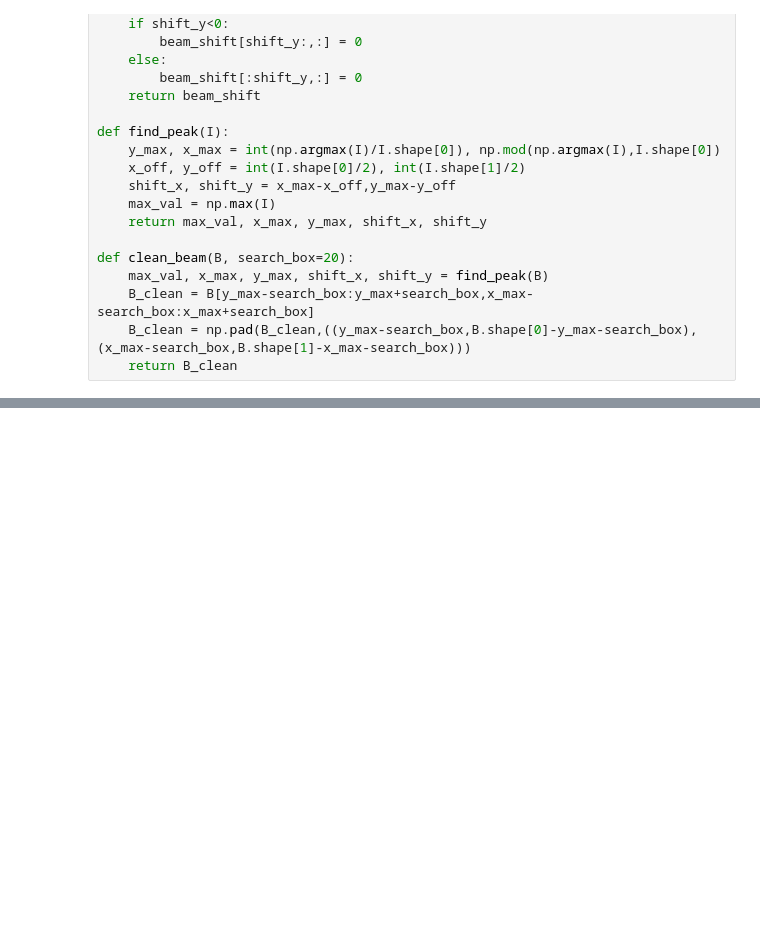
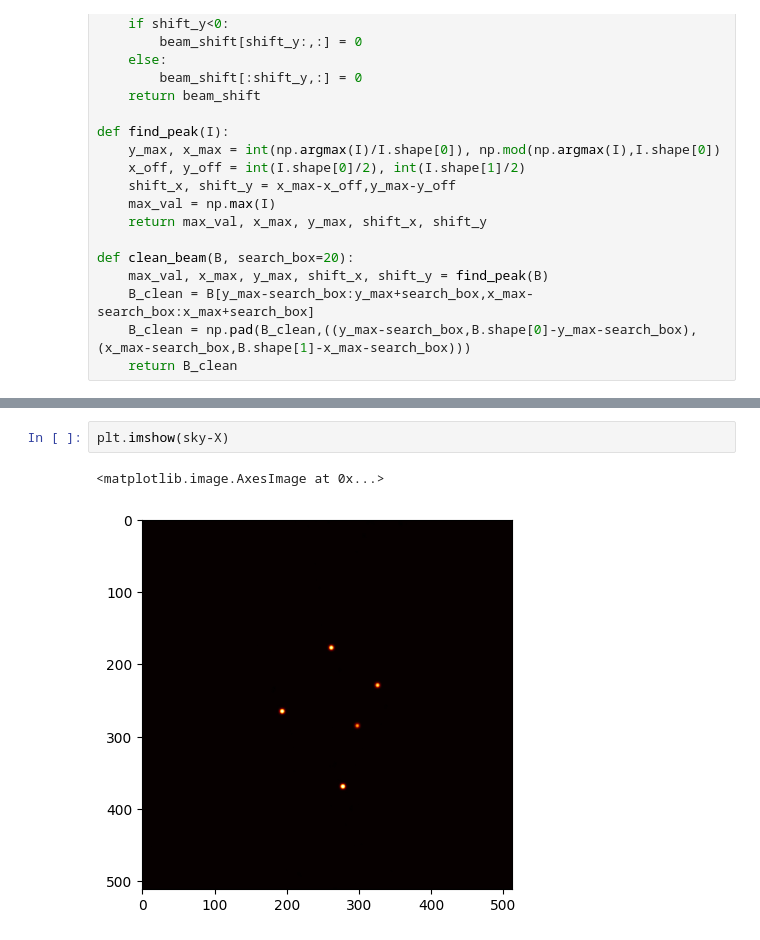
Before and after one commit to CentofantiEze/array-opt, a Jupyter notebook: notebooks/clean.ipynb, the cells around one changed output, grey strips where cells are left out. Saved outputs shown, nothing was run; the diff lists cells and outputs as text; blank space fills up the shorter version.

```diff
--- a/notebooks/clean.ipynb
+++ b/notebooks/clean.ipynb
@@ -157,0 +167,5 @@ plt.show()
+# %%
+plt.imshow(sky-X)
+# %% [output]
+<matplotlib.image.AxesImage at 0x...>
+[figure, added]
```
Also changed, not shown: parts of 5 cells of this notebook, 3 other files.
